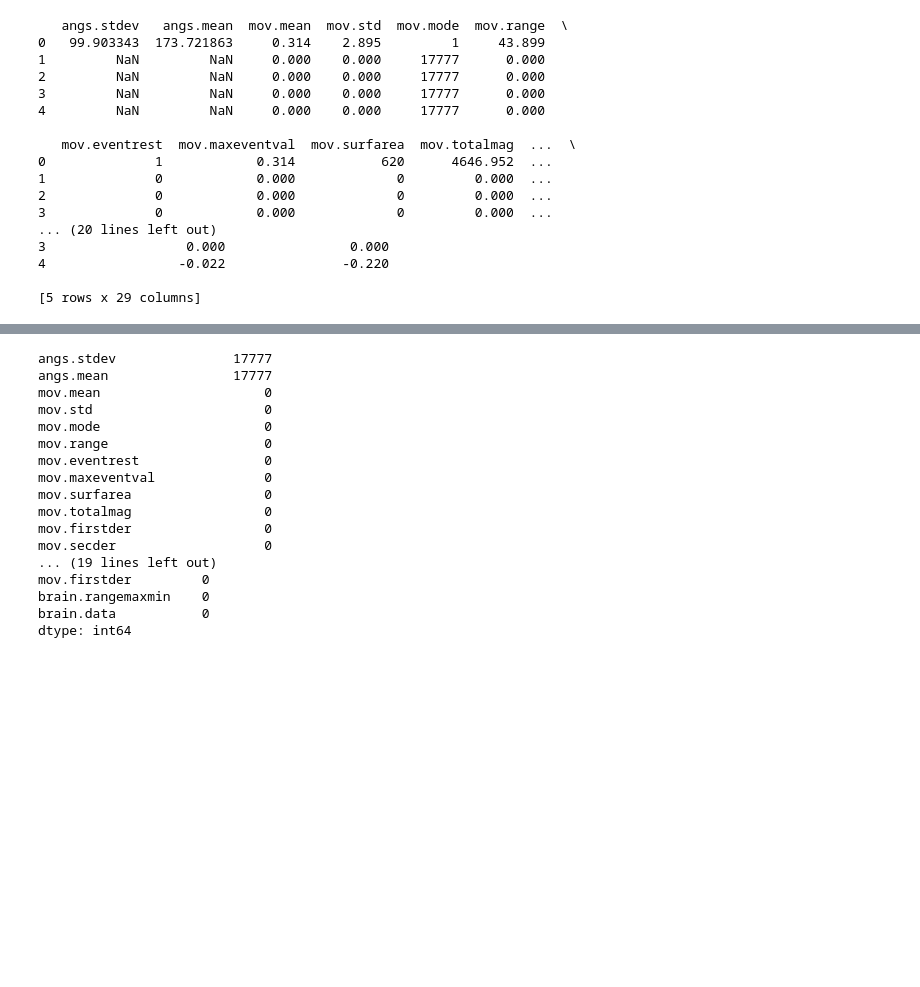
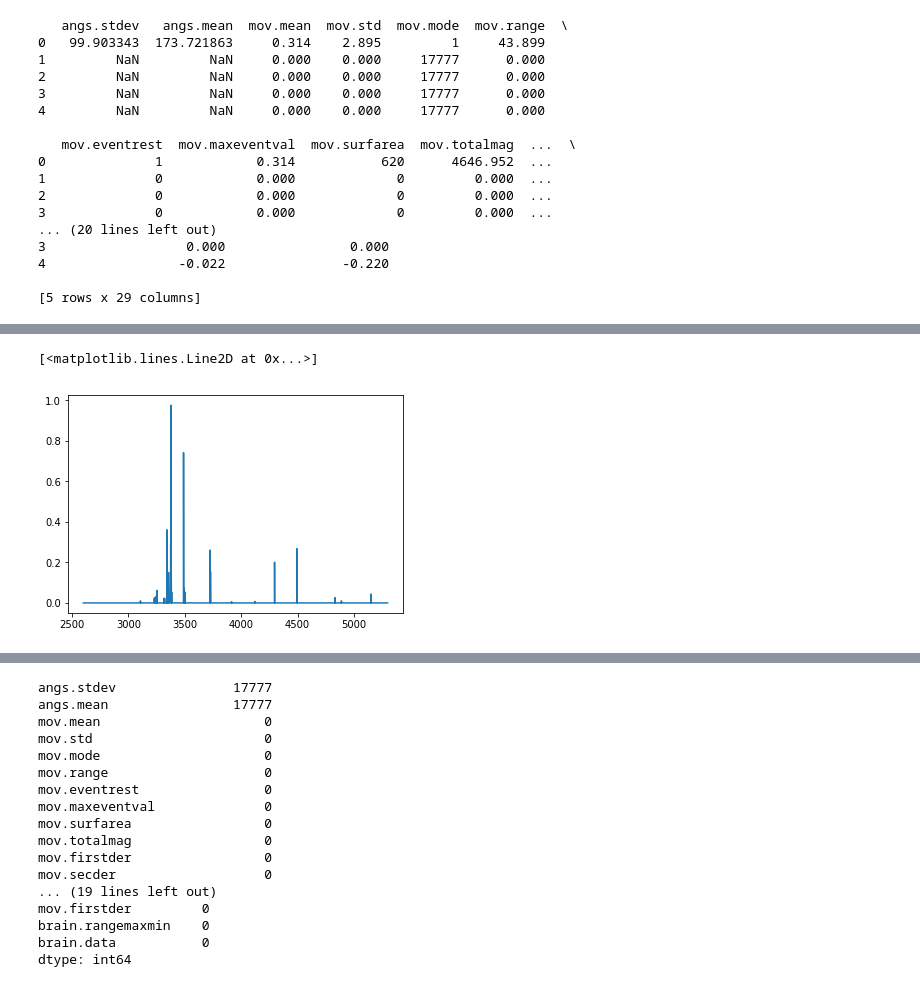
Before and after one commit to brmullen/SIP2019, a Jupyter notebook: Emma/Clustering Data.ipynb, the cells around one changed output, grey strips where cells are left out. Drawn from its saved outputs; the diff is of its cells as text; code cells hidden in the pictures; blank space fills up the shorter version.

```diff
--- a/Emma/Clustering Data.ipynb
+++ b/Emma/Clustering Data.ipynb
@@ -67,0 +78,5 @@ print(data.head())
+# %%
+plt.plot(data["mov.mean"][2600:5300])
+# %% [output]
+[<matplotlib.lines.Line2D at 0x...>]
+[figure, added]
```
Also changed, not shown: parts of 3 cells of this notebook, 12 other files.
